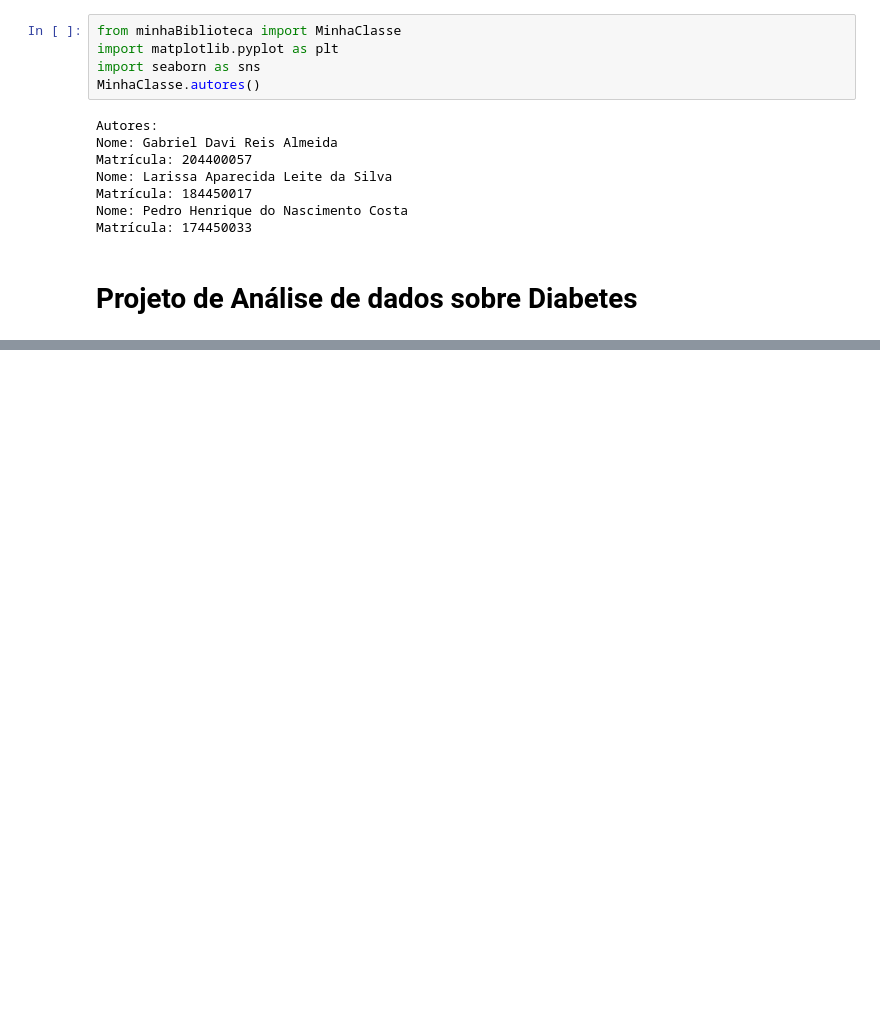
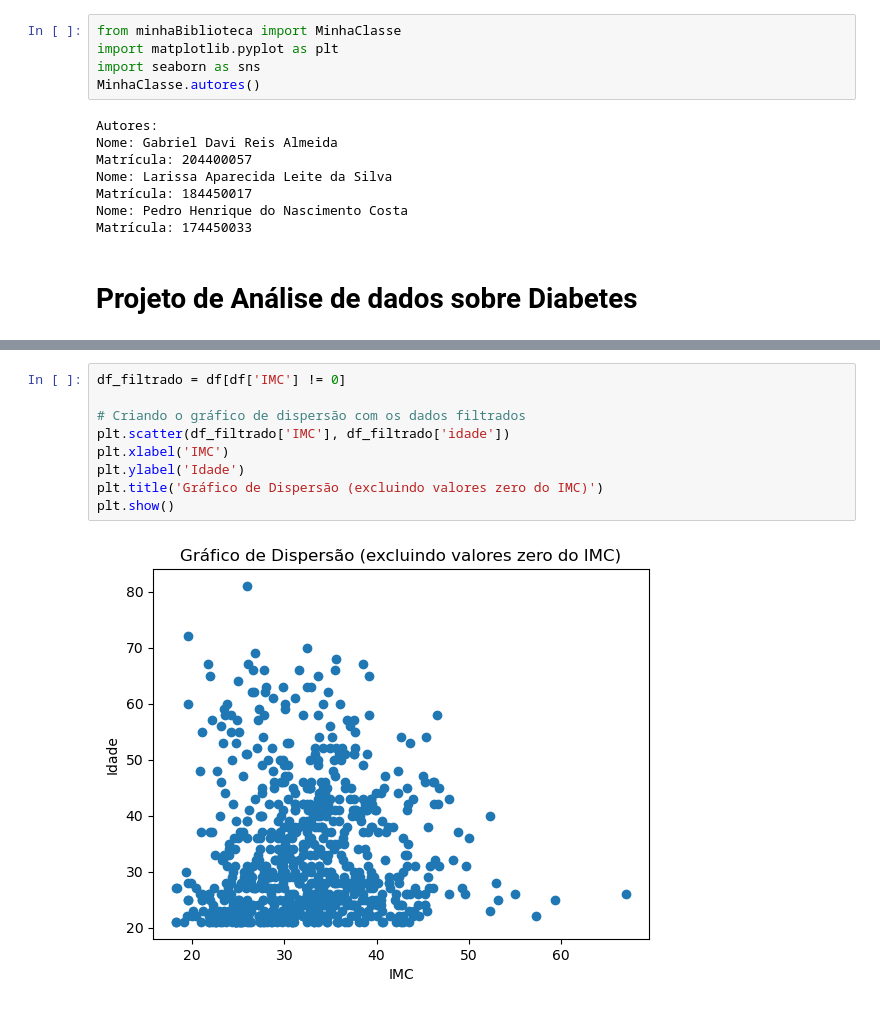
Before and after one commit to GDRAlmeida/Analise-Dados, a Jupyter notebook: Main.ipynb, the cells around one changed output, grey strips where cells are left out. Cells and saved outputs as stored; diff of their text form; blank space fills up the shorter version.

```diff
--- a/Main.ipynb
+++ b/Main.ipynb
@@ -28,0 +35,11 @@ display(dataframe.head(5))
+# %%
+df_filtrado = df[df['IMC'] != 0]
+
+# Criando o gráfico de dispersão com os dados filtrados
+plt.scatter(df_filtrado['IMC'], df_filtrado['idade'])
+plt.xlabel('IMC')
+plt.ylabel('Idade')
+plt.title('Gráfico de Dispersão (excluindo valores zero do IMC)')
+plt.show()
+# %% [output]
+[figure, added]
```
Also changed, not shown: parts of 3 cells of this notebook.
